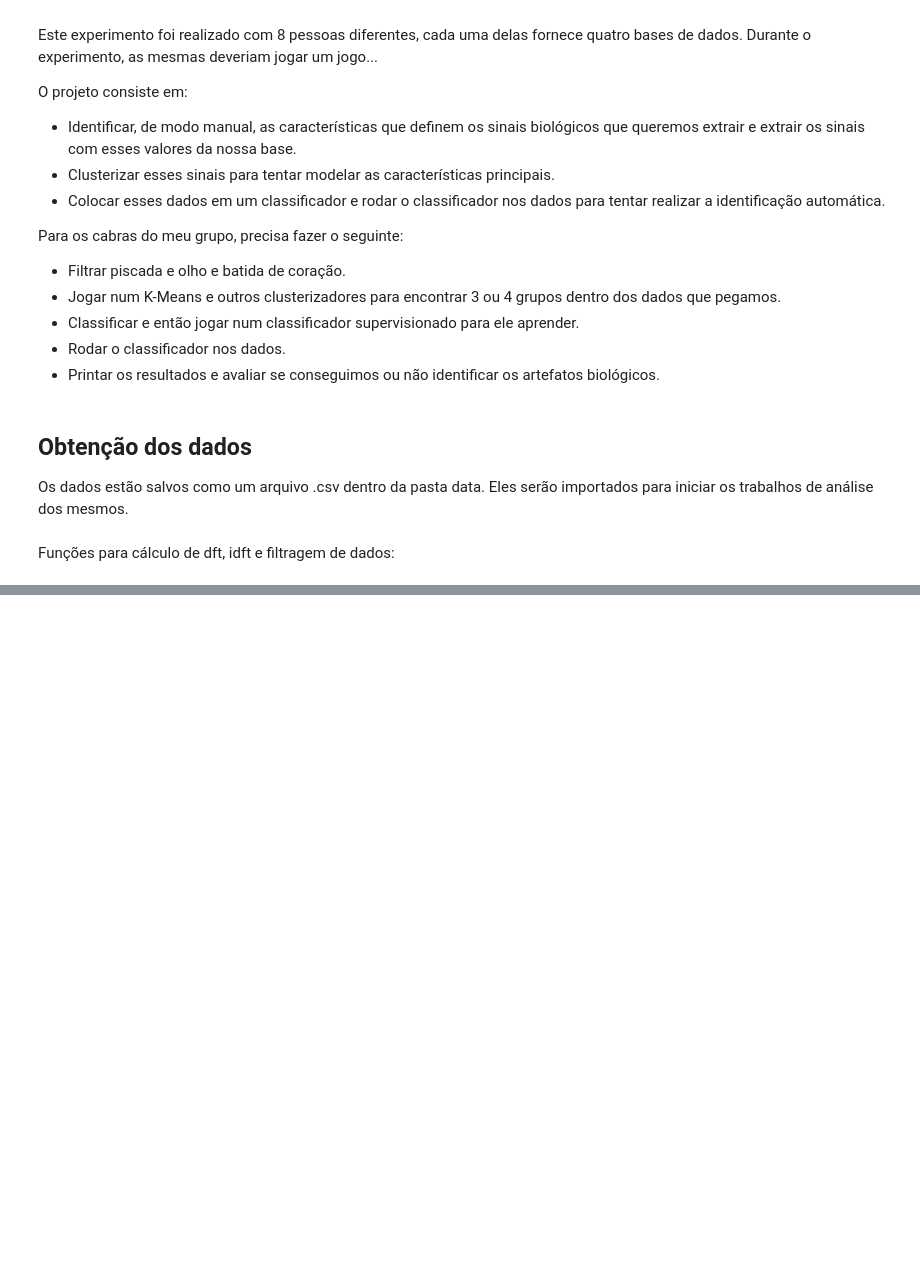
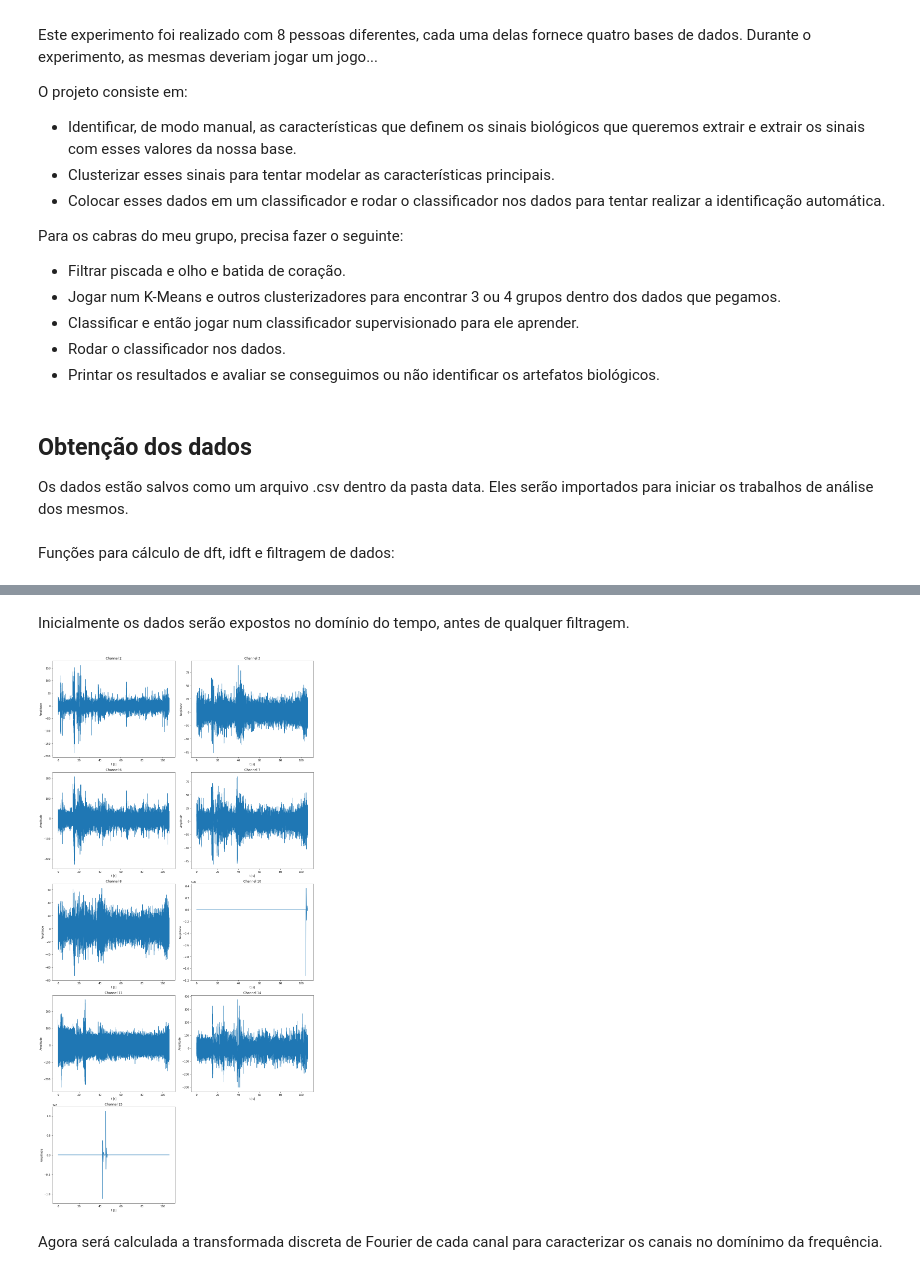
Before and after one commit to TNanukem/neural_analysis, a Jupyter notebook: Neural Analysis.ipynb, the cells around one changed output, grey strips where cells are left out. Drawn from its saved outputs; the diff is of its cells as text; code cells hidden in the pictures; blank space fills up the shorter version.

Commit message:
Changed filtering to FIR, organized entire code and added plots for the steps before clustering.

```diff
--- a/Neural Analysis.ipynb
+++ b/Neural Analysis.ipynb
@@ -34,11 +34,9 @@ Os dados estão salvos como um arquivo .csv dentro da pasta data. Eles serão im
 import numpy as np
 import pandas as pd
 import matplotlib.pyplot as plt
-import seaborn as sns
 
-sns.set()
+import warnings
 
-#import warnings
-#warnings.filterwarnings('ignore')
+warnings.simplefilter("ignore", UserWarning)
 # %% [markdown]
 Funções para cálculo de dft, idft e filtragem de dados:
@@ -278,0 +102,4 @@ df_neural["Channel 6"].to_csv("channel6.csv")
+# %%
+raw_data = pd.read_csv("data/record-[2018.11.16-10.16.29].csv")
+raw_data.info()
+raw_data
@@ -278,0 +147,17 @@ df_neural["Channel 6"].to_csv("channel6.csv")
+# %%
+# Remocao de colunas nao utilizadas
+data = raw_data.drop(["Event Id",
+                      "Event Date",
+                      "Event Duration",
+                      "Epoch",
+                      "Channel 1",
+                      "Channel 4",
+                      "Channel 5",
+                      "Channel 9",
+                      "Channel 12",
+                      "Channel 13",
+                      "Channel 16"], axis=1)
+# Separacao da coluna de tempo
+time_data = data["Time:512Hz"]
+data = data.drop(["Time:512Hz"], axis=1)
+data
@@ -278,0 +199,23 @@ df_neural["Channel 6"].to_csv("channel6.csv")
+# %% [markdown]
+Inicialmente os dados serão expostos no domínio do tempo, antes de qualquer filtragem.
+# %%
+fig, ax = plt.subplots(5, 2, figsize=(15,30))
+line = 0
+column = 0
+for key in data:
+    ax[line][column].plot(time_data, data[key])
+    ax[line][column].set_title(key)
+    ax[line][column].set_xlabel("t [s]")
+    ax[line][column].set_ylabel("Amplitude")
+    if(column == 1):
+        line += 1
+        column = 0
+    else:
+        column = 1
+
+fig.delaxes(ax[4][1])
+plt.tight_layout()
+# %% [output]
+[figure, added]
+# %% [markdown]
+Agora será calculada a transformada discreta de Fourier de cada canal para caracterizar os canais no domínimo da frequência.
```
Also changed, not shown: parts of 44 cells of this notebook, 5 other files.
